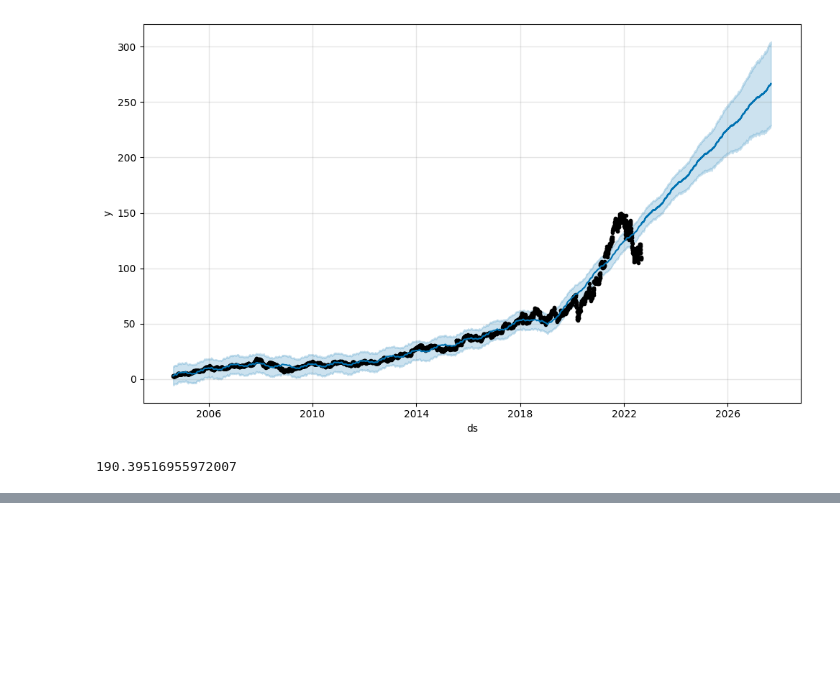
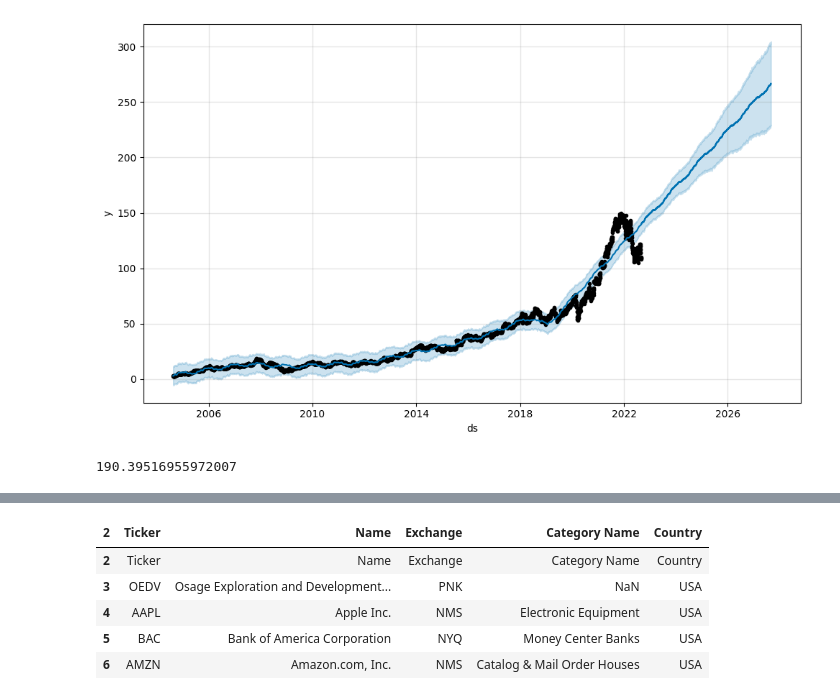
Before and after one commit to Rahs0601/Stock-Predication, a Jupyter notebook: test.ipynb, the cells around one changed output, grey strips where cells are left out. Cells and saved outputs as stored; diff of their text form; code cells hidden in the pictures; blank space fills up the shorter version.

```diff
--- a/test.ipynb
+++ b/test.ipynb
@@ -139,0 +185,9 @@ profit
+# %%
+new.head()
+# %% [output]
+| 2 | Ticker | Name | Exchange | Category Name | Country |
+| 2 | Ticker | Name | Exchange | Category Name | Country |
+| 3 | OEDV | Osage Exploration and Development... | PNK | NaN | USA |
+| 4 | AAPL | Apple Inc. | NMS | Electronic Equipment | USA |
+| 5 | BAC | Bank of America Corporation | NYQ | Money Center Banks | USA |
+| 6 | AMZN | Amazon.com, Inc. | NMS | Catalog & Mail Order Houses | USA |
```
Also changed, not shown: parts of 19 cells of this notebook, 2 other files.
